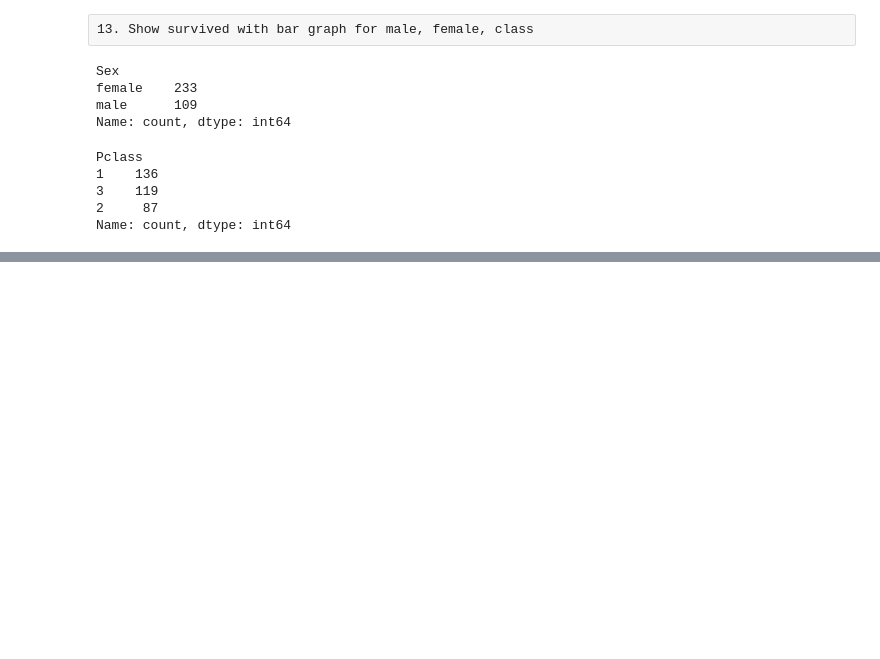
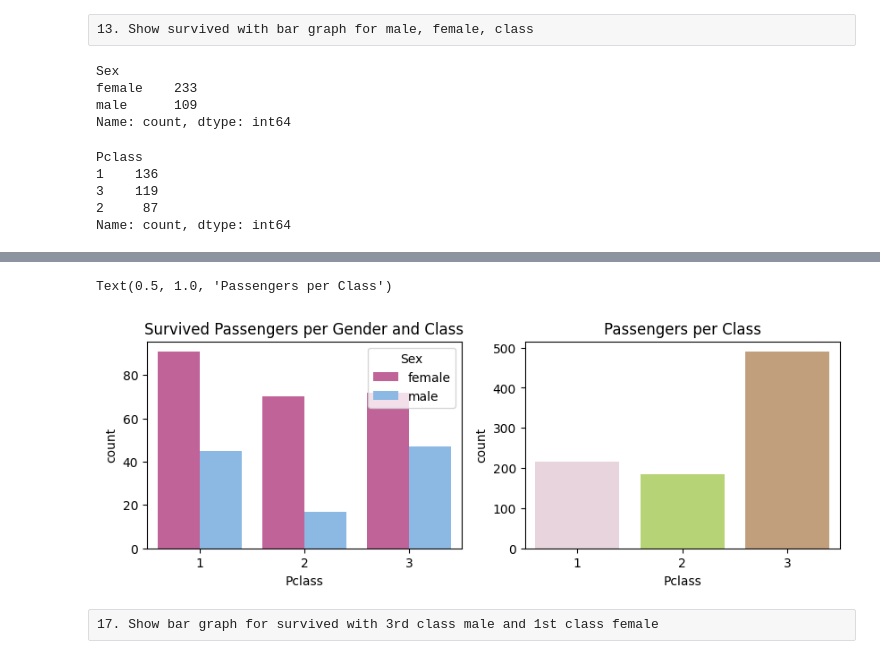
Before and after one commit to deembuvi/Titanic_project, a Jupyter notebook: titanic.ipynb, the cells around one changed output, grey strips where cells are left out. Cells and saved outputs as stored; diff of their text form; code cells hidden in the pictures; blank space fills up the shorter version.

```diff
--- a/titanic.ipynb
+++ b/titanic.ipynb
@@ -476,0 +512,11 @@ Text(0.5, 1.0, 'Survival of Females and Males per Passsenger Class')
+# %%
+fig, axs=plt.subplots(1,2, figsize=(10,3))
+sns.countplot(x="Pclass",hue="Sex", data=survived_passengers,palette=["#d0539c","#7ebaf1"], ax=axs[0])
+axs[0].set_title("Survived Passengers per Gender and Class")
+sns.countplot(x="Pclass",hue="Pclass",data=df,palette=["#ead1dc","#bce266","#cc9f70"], legend=False, ax=axs[1])
+axs[1].set_title("Passengers per Class")
+# %% [output]
+Text(0.5, 1.0, 'Passengers per Class')
+[figure, added]
+# %% [raw]
+17. Show bar graph for survived with 3rd class male and 1st class female
```
Also changed, not shown: parts of 16 cells of this notebook.
